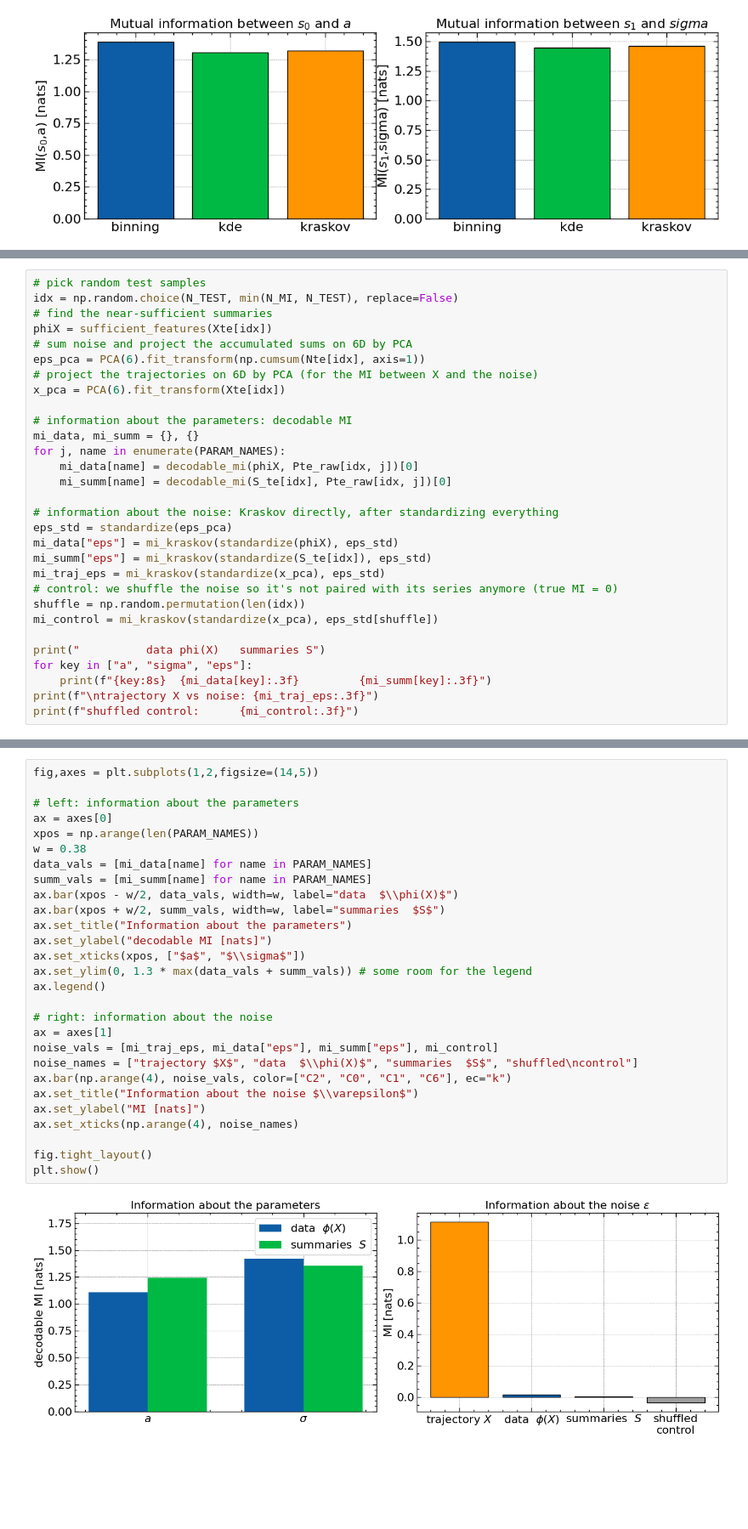
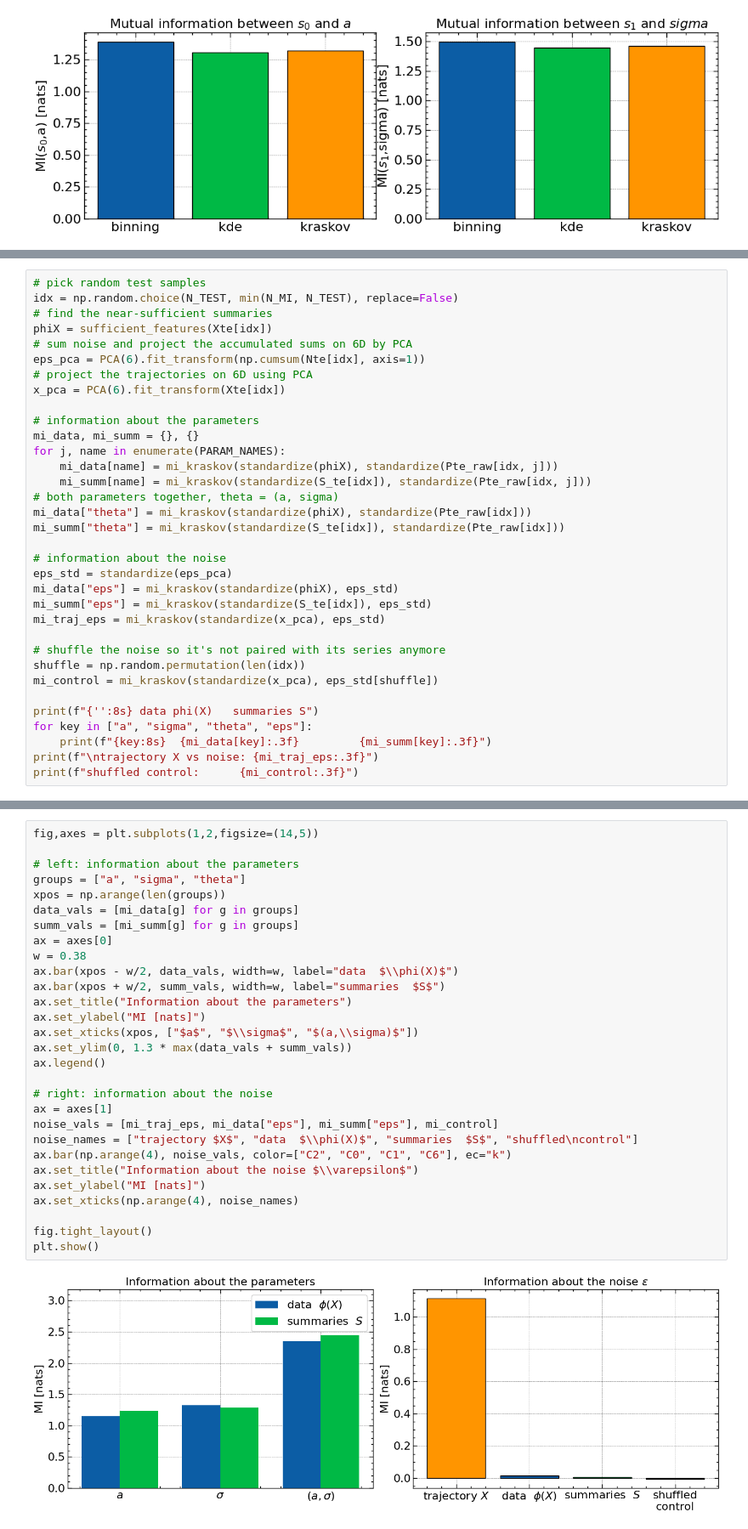
Before and after one commit to AlbertoCasellato/InformationTheoryAndInference-Project, a Jupyter notebook: main.ipynb, the cells around one changed output, grey strips where cells are left out. Shown at 85% size. Cells and saved outputs as stored; diff of their text form; blank space fills up the shorter version.

```diff
--- a/main.ipynb
+++ b/main.ipynb
@@ -546,26 +520,30 @@ idx = np.random.choice(N_TEST, min(N_MI, N_TEST), replace=False)
 phiX = sufficient_features(Xte[idx])
 # sum noise and project the accumulated sums on 6D by PCA
 eps_pca = PCA(6).fit_transform(np.cumsum(Nte[idx], axis=1))
-# project the trajectories on 6D by PCA (for the MI between X and the noise)
+# project the trajectories on 6D using PCA
 x_pca = PCA(6).fit_transform(Xte[idx])
 
-# information about the parameters: decodable MI
+# information about the parameters
 mi_data, mi_summ = {}, {}
 for j, name in enumerate(PARAM_NAMES):
-    mi_data[name] = decodable_mi(phiX, Pte_raw[idx, j])[0]
-    mi_summ[name] = decodable_mi(S_te[idx], Pte_raw[idx, j])[0]
+    mi_data[name] = mi_kraskov(standardize(phiX), standardize(Pte_raw[idx, j]))
+    mi_summ[name] = mi_kraskov(standardize(S_te[idx]), standardize(Pte_raw[idx, j]))
+# both parameters together, theta = (a, sigma)
+mi_data["theta"] = mi_kraskov(standardize(phiX), standardize(Pte_raw[idx]))
+mi_summ["theta"] = mi_kraskov(standardize(S_te[idx]), standardize(Pte_raw[idx]))
 
-# information about the noise: Kraskov directly, after standardizing everything
+# information about the noise
 eps_std = standardize(eps_pca)
 mi_data["eps"] = mi_kraskov(standardize(phiX), eps_std)
 mi_summ["eps"] = mi_kraskov(standardize(S_te[idx]), eps_std)
 mi_traj_eps = mi_kraskov(standardize(x_pca), eps_std)
-# control: we shuffle the noise so it's not paired with its series anymore (true MI = 0)
+
+# shuffle the noise so it's not paired with its series anymore
 shuffle = np.random.permutation(len(idx))
 mi_control = mi_kraskov(standardize(x_pca), eps_std[shuffle])
 
-print("          data phi(X)   summaries S")
-for key in ["a", "sigma", "eps"]:
+print(f"{'':8s} data phi(X)   summaries S")
+for key in ["a", "sigma", "theta", "eps"]:
     print(f"{key:8s}  {mi_data[key]:.3f}         {mi_summ[key]:.3f}")
 print(f"\ntrajectory X vs noise: {mi_traj_eps:.3f}")
 print(f"shuffled control:      {mi_control:.3f}")
@@ -580,31 +559,32 @@ shuffled control:      -0.034
 # %%
 fig,axes = plt.subplots(1,2,figsize=(14,5))
 
 # left: information about the parameters
+groups = ["a", "sigma", "theta"]
+xpos = np.arange(len(groups))
+data_vals = [mi_data[g] for g in groups]
+summ_vals = [mi_summ[g] for g in groups]
 ax = axes[0]
-xpos = np.arange(len(PARAM_NAMES))
 w = 0.38
-data_vals = [mi_data[name] for name in PARAM_NAMES]
-summ_vals = [mi_summ[name] for name in PARAM_NAMES]
 ax.bar(xpos - w/2, data_vals, width=w, label="data  $\\phi(X)$")
 ax.bar(xpos + w/2, summ_vals, width=w, label="summaries  $S$")
 ax.set_title("Information about the parameters")
-ax.set_ylabel("decodable MI [nats]")
-ax.set_xticks(xpos, ["$a$", "$\\sigma$"])
-ax.set_ylim(0, 1.3 * max(data_vals + summ_vals)) # some room for the legend
+ax.set_ylabel("MI [nats]")
+ax.set_xticks(xpos, ["$a$", "$\\sigma$", "$(a,\\sigma)$"])
+ax.set_ylim(0, 1.3 * max(data_vals + summ_vals))
 ax.legend()
 
 # right: information about the noise
 ax = axes[1]
 noise_vals = [mi_traj_eps, mi_data["eps"], mi_summ["eps"], mi_control]
 noise_names = ["trajectory $X$", "data  $\\phi(X)$", "summaries  $S$", "shuffled\ncontrol"]
 ax.bar(np.arange(4), noise_vals, color=["C2", "C0", "C1", "C6"], ec="k")
 ax.set_title("Information about the noise $\\varepsilon$")
 ax.set_ylabel("MI [nats]")
 ax.set_xticks(np.arange(4), noise_names)
 
 fig.tight_layout()
 plt.show()
 # %% [output]
-[figure, old version]
+[figure, new version]
 # %% [markdown]
```
Also changed, not shown: parts of 29 cells of this notebook, 20 other files.
